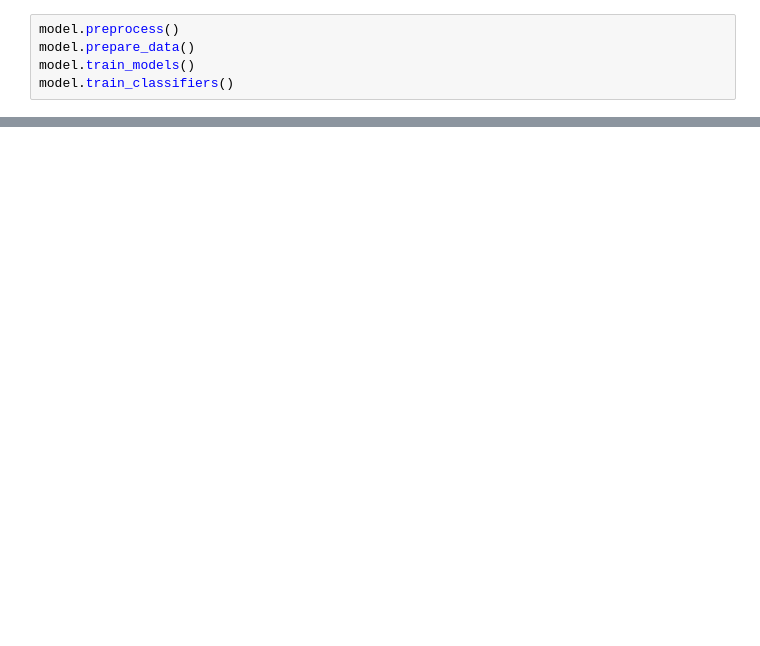
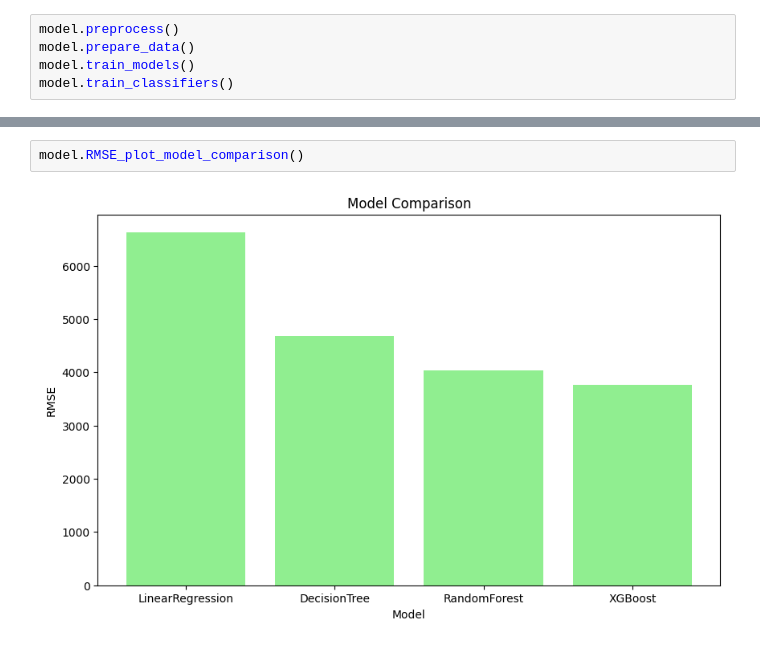
Before and after one commit to abdurezakarage/Insurance_Risk_Analytics, a Jupyter notebook: notebooks/model.ipynb, the cells around one changed output, grey strips where cells are left out. Cells and saved outputs as stored; diff of their text form; blank space fills up the shorter version.

```diff
--- a/notebooks/model.ipynb
+++ b/notebooks/model.ipynb
@@ -32,0 +37,4 @@ XGBoost         | Accuracy: 1.00 | F1: 1.00 | Precision: 1.00 | Recall: 1.00
+# %%
+model.RMSE_plot_model_comparison()
+# %% [output]
+[figure, added]
```
Also changed, not shown: parts of 8 cells of this notebook, 1 other file.
